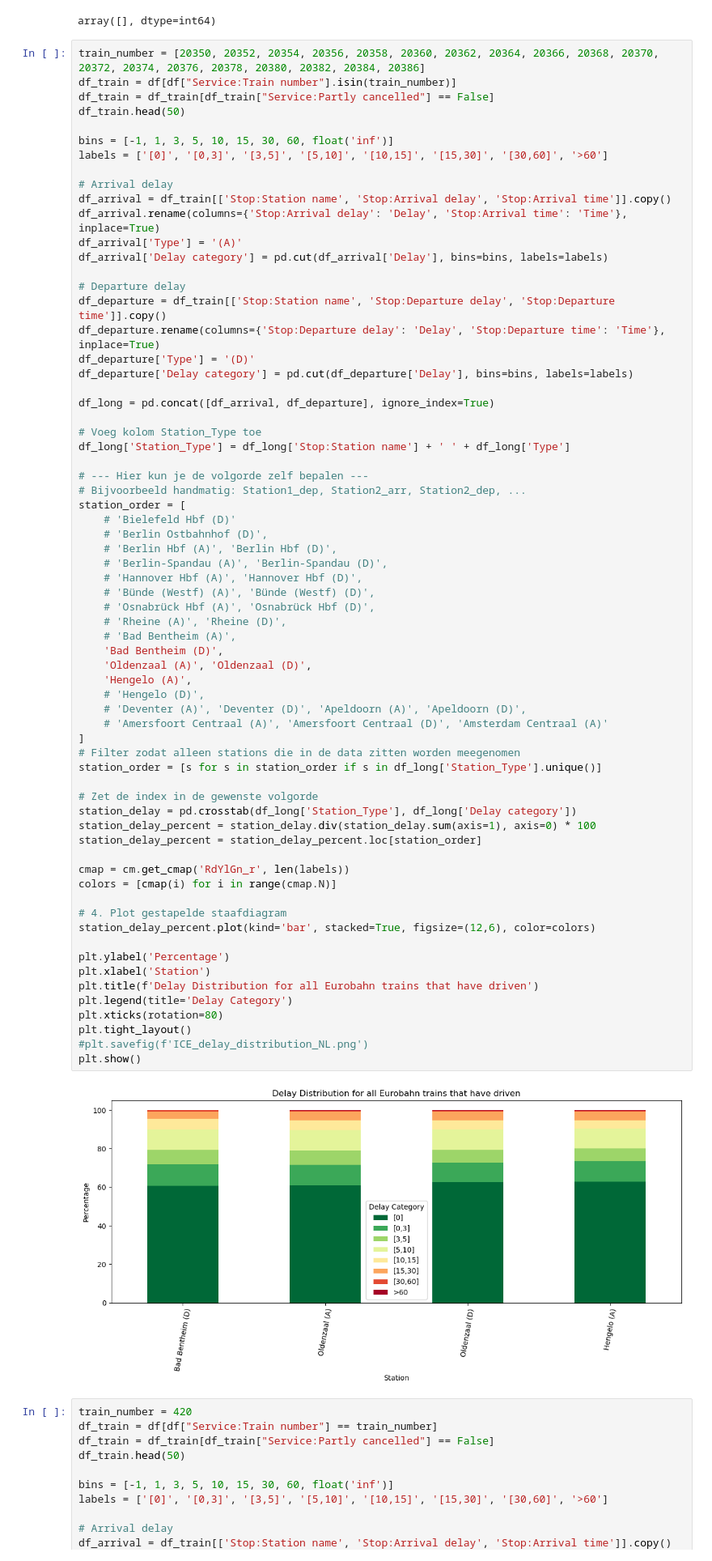
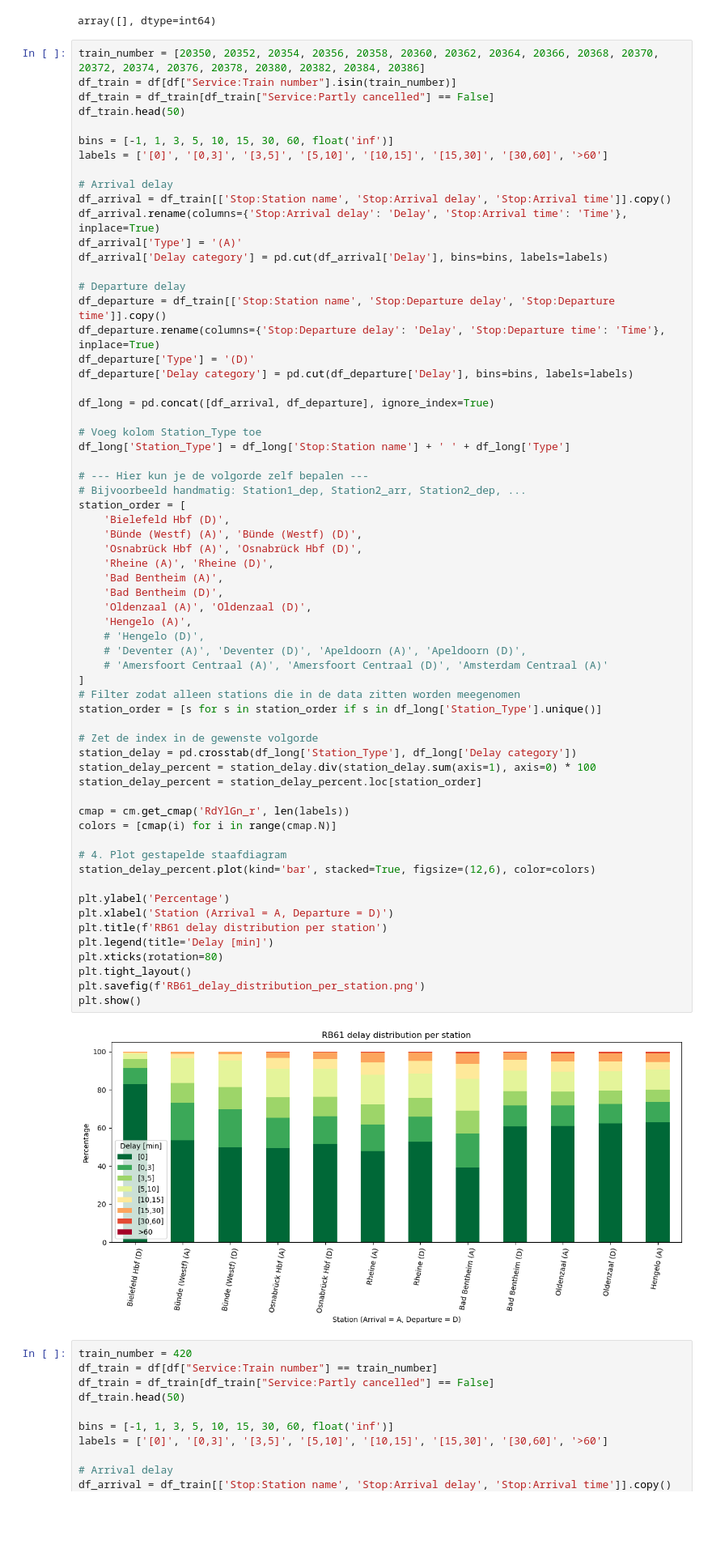
Before and after one commit to NielsvanderRijst/TIL5050-Delayed-ICE, a Jupyter notebook: delay.ipynb, the cells around one changed output. Shown at 81% size. Cells and saved outputs as stored; diff of their text form; blank space fills up the shorter version.

```diff
--- a/delay.ipynb
+++ b/delay.ipynb
@@ -100,47 +95,43 @@ df_long['Station_Type'] = df_long['Stop:Station name'] + ' ' + df_long['Type']
 
 # --- Hier kun je de volgorde zelf bepalen ---
 # Bijvoorbeeld handmatig: Station1_dep, Station2_arr, Station2_dep, ...
 station_order = [
-    # 'Bielefeld Hbf (D)'
-    # 'Berlin Ostbahnhof (D)',
-    # 'Berlin Hbf (A)', 'Berlin Hbf (D)',
-    # 'Berlin-Spandau (A)', 'Berlin-Spandau (D)',
-    # 'Hannover Hbf (A)', 'Hannover Hbf (D)',
-    # 'Bünde (Westf) (A)', 'Bünde (Westf) (D)',
-    # 'Osnabrück Hbf (A)', 'Osnabrück Hbf (D)',
-    # 'Rheine (A)', 'Rheine (D)',
-    # 'Bad Bentheim (A)',
+    'Bielefeld Hbf (D)',
+    'Bünde (Westf) (A)', 'Bünde (Westf) (D)',
+    'Osnabrück Hbf (A)', 'Osnabrück Hbf (D)',
+    'Rheine (A)', 'Rheine (D)',
+    'Bad Bentheim (A)',
     'Bad Bentheim (D)',
     'Oldenzaal (A)', 'Oldenzaal (D)',
     'Hengelo (A)',
     # 'Hengelo (D)',
     # 'Deventer (A)', 'Deventer (D)', 'Apeldoorn (A)', 'Apeldoorn (D)',
     # 'Amersfoort Centraal (A)', 'Amersfoort Centraal (D)', 'Amsterdam Centraal (A)'
 ]
 # Filter zodat alleen stations die in de data zitten worden meegenomen
 station_order = [s for s in station_order if s in df_long['Station_Type'].unique()]
 
 # Zet de index in de gewenste volgorde
 station_delay = pd.crosstab(df_long['Station_Type'], df_long['Delay category'])
 station_delay_percent = station_delay.div(station_delay.sum(axis=1), axis=0) * 100
 station_delay_percent = station_delay_percent.loc[station_order]
 
 cmap = cm.get_cmap('RdYlGn_r', len(labels))
 colors = [cmap(i) for i in range(cmap.N)]
 
 # 4. Plot gestapelde staafdiagram
 station_delay_percent.plot(kind='bar', stacked=True, figsize=(12,6), color=colors)
 
 plt.ylabel('Percentage')
-plt.xlabel('Station')
-plt.title(f'Delay Distribution for all Eurobahn trains that have driven')
-plt.legend(title='Delay Category')
+plt.xlabel('Station (Arrival = A, Departure = D)')
+plt.title(f'RB61 delay distribution per station')
+plt.legend(title='Delay [min]')
 plt.xticks(rotation=80)
 plt.tight_layout()
-#plt.savefig(f'ICE_delay_distribution_NL.png')
+plt.savefig(f'RB61_delay_distribution_per_station.png')
 plt.show()
 # %% [output]
-[figure, old version]
+[figure, new version]
 # %%
 train_number = 420
 df_train = df[df["Service:Train number"] == train_number]
```
Also changed, not shown: parts of 1 cell of this notebook, 2 other files.
